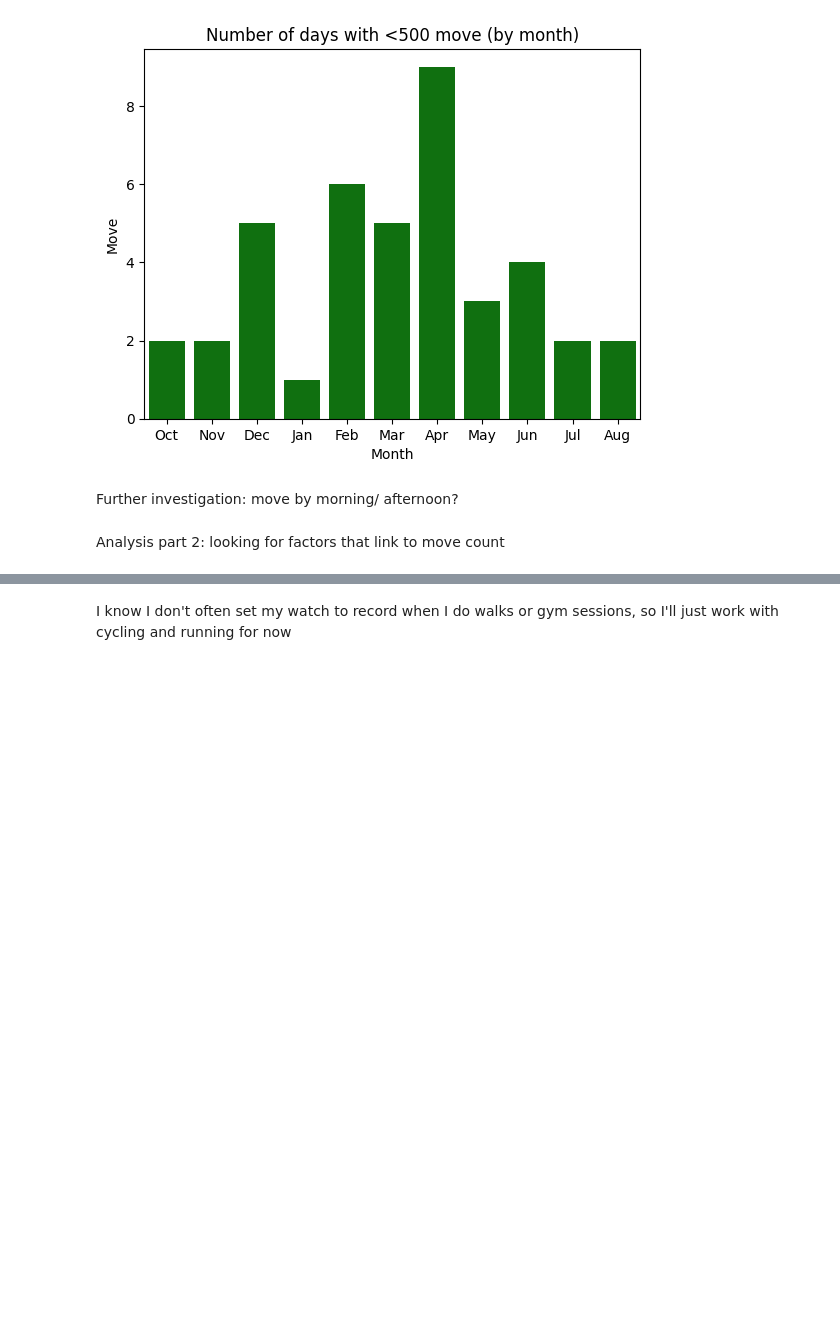
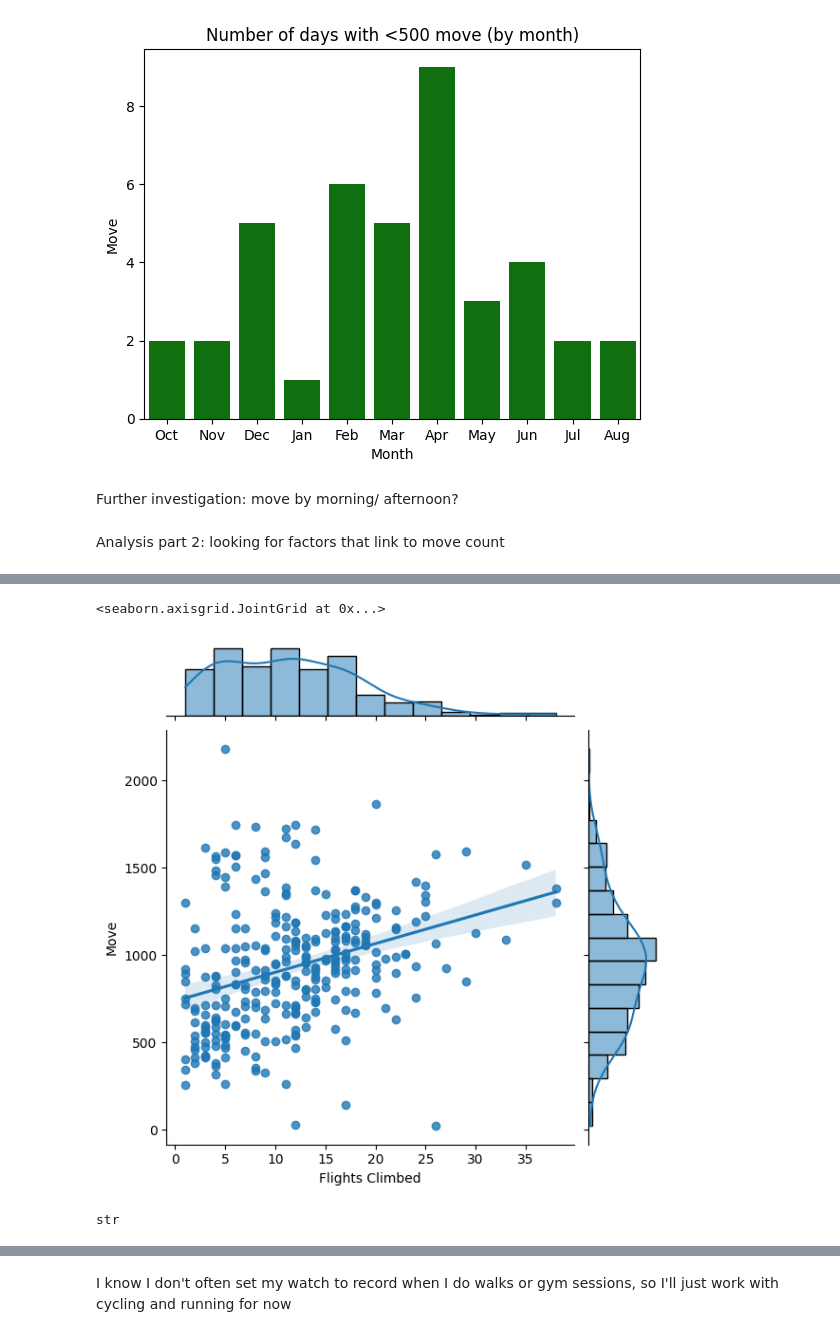
Before and after one commit to RyanTP64/Apple-watch-data, a Jupyter notebook: October to August Watch Data.ipynb, the cells around one changed output, grey strips where cells are left out. Cells and saved outputs as stored; diff of their text form; code cells hidden in the pictures; blank space fills up the shorter version.

```diff
--- a/October to August Watch Data.ipynb
+++ b/October to August Watch Data.ipynb
@@ -237,0 +297,14 @@ Analysis part 2: looking for factors that link to move count
+# %%
+df['Flights Climbed'] = df['Flights Climbed'].str.replace('-','NaN')
+
+df['Flights Climbed'] = pd.to_numeric(df['Flights Climbed'], errors = 'coerce')
+# %%
+sns.jointplot(x= 'Flights Climbed', y= 'Move',data= df, kind='reg', dropna = True)
+# %% [output]
+<seaborn.axisgrid.JointGrid at 0x...>
+[figure, added]
+# %%
+#And Steps
+type(df['Steps'].iloc[0])
+# %% [output]
+str
```
Also changed, not shown: parts of 29 cells of this notebook.
